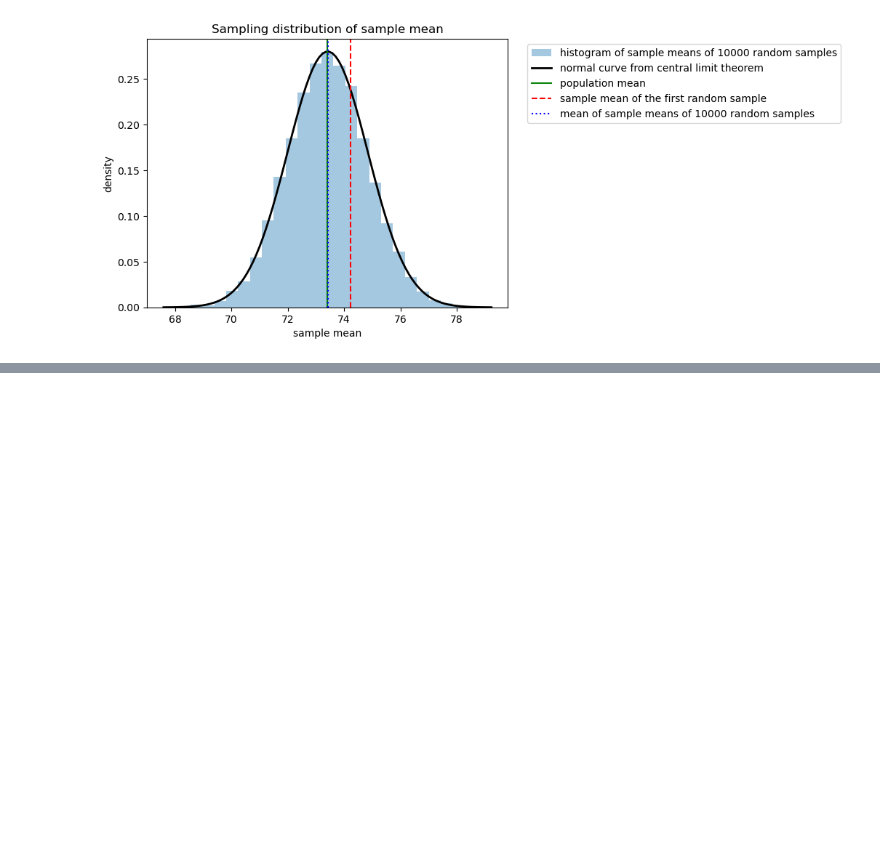
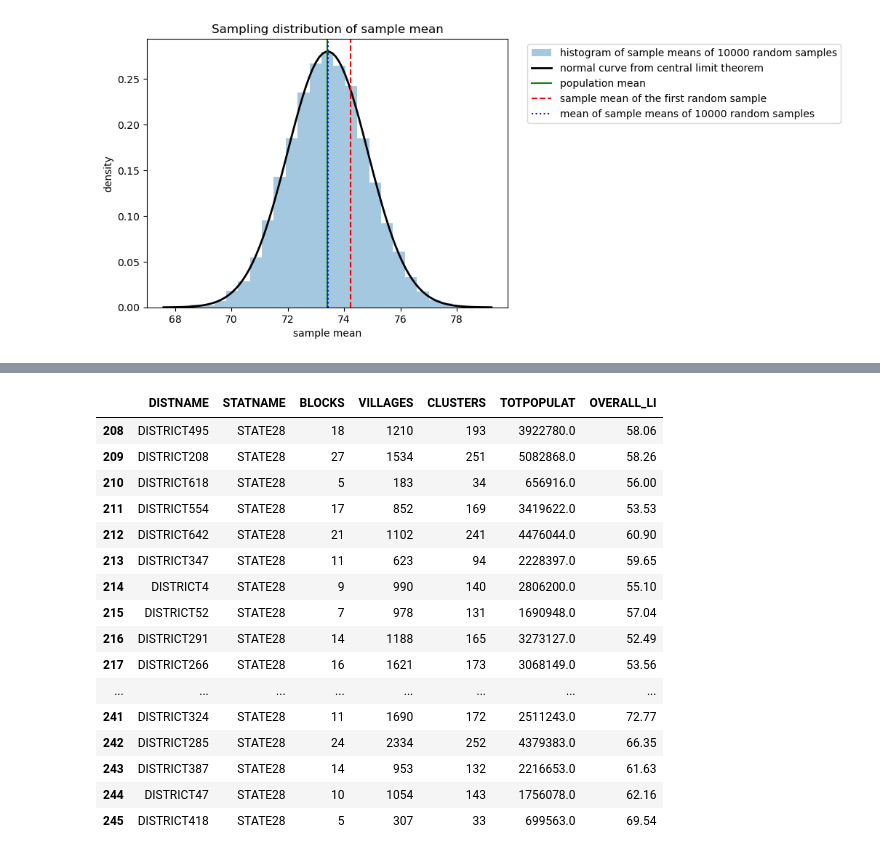
Before and after one commit to InsightQod/Unicorn-Companies-Analysis, a Jupyter notebook: Literacy_rate.ipynb, the cells around one changed output, grey strips where cells are left out. Saved outputs shown, nothing was run; the diff lists cells and outputs as text; code cells hidden in the pictures; blank space fills up the shorter version.

```diff
--- a/Literacy_rate.ipynb
+++ b/Literacy_rate.ipynb
@@ -281,0 +284,2 @@ plt.show()
+# %%
+education_districtwise = education_districtwise.dropna()
@@ -281,0 +303,21 @@ plt.show()
+# %%
+state28 = education_districtwise[education_districtwise['STATNAME'] == "STATE28"]
+state28
+# %% [output]
+|  | DISTNAME | STATNAME | BLOCKS | VILLAGES | CLUSTERS | TOTPOPULAT | OVERALL_LI |
+| 208 | DISTRICT495 | STATE28 | 18 | 1210 | 193 | 3922780.0 | 58.06 |
+| 209 | DISTRICT208 | STATE28 | 27 | 1534 | 251 | 5082868.0 | 58.26 |
+| 210 | DISTRICT618 | STATE28 | 5 | 183 | 34 | 656916.0 | 56.00 |
+| 211 | DISTRICT554 | STATE28 | 17 | 852 | 169 | 3419622.0 | 53.53 |
+| 212 | DISTRICT642 | STATE28 | 21 | 1102 | 241 | 4476044.0 | 60.90 |
+| 213 | DISTRICT347 | STATE28 | 11 | 623 | 94 | 2228397.0 | 59.65 |
+| 214 | DISTRICT4 | STATE28 | 9 | 990 | 140 | 2806200.0 | 55.10 |
+| 215 | DISTRICT52 | STATE28 | 7 | 978 | 131 | 1690948.0 | 57.04 |
+| 216 | DISTRICT291 | STATE28 | 14 | 1188 | 165 | 3273127.0 | 52.49 |
+| 217 | DISTRICT266 | STATE28 | 16 | 1621 | 173 | 3068149.0 | 53.56 |
+| ... | ... | ... | ... | ... | ... | ... | ... |
+| 241 | DISTRICT324 | STATE28 | 11 | 1690 | 172 | 2511243.0 | 72.77 |
+| 242 | DISTRICT285 | STATE28 | 24 | 2334 | 252 | 4379383.0 | 66.35 |
+| 243 | DISTRICT387 | STATE28 | 14 | 953 | 132 | 2216653.0 | 61.63 |
+| 244 | DISTRICT47 | STATE28 | 10 | 1054 | 143 | 1756078.0 | 62.16 |
+| 245 | DISTRICT418 | STATE28 | 5 | 307 | 33 | 699563.0 | 69.54 |
```
Also changed, not shown: parts of 16 cells of this notebook.
